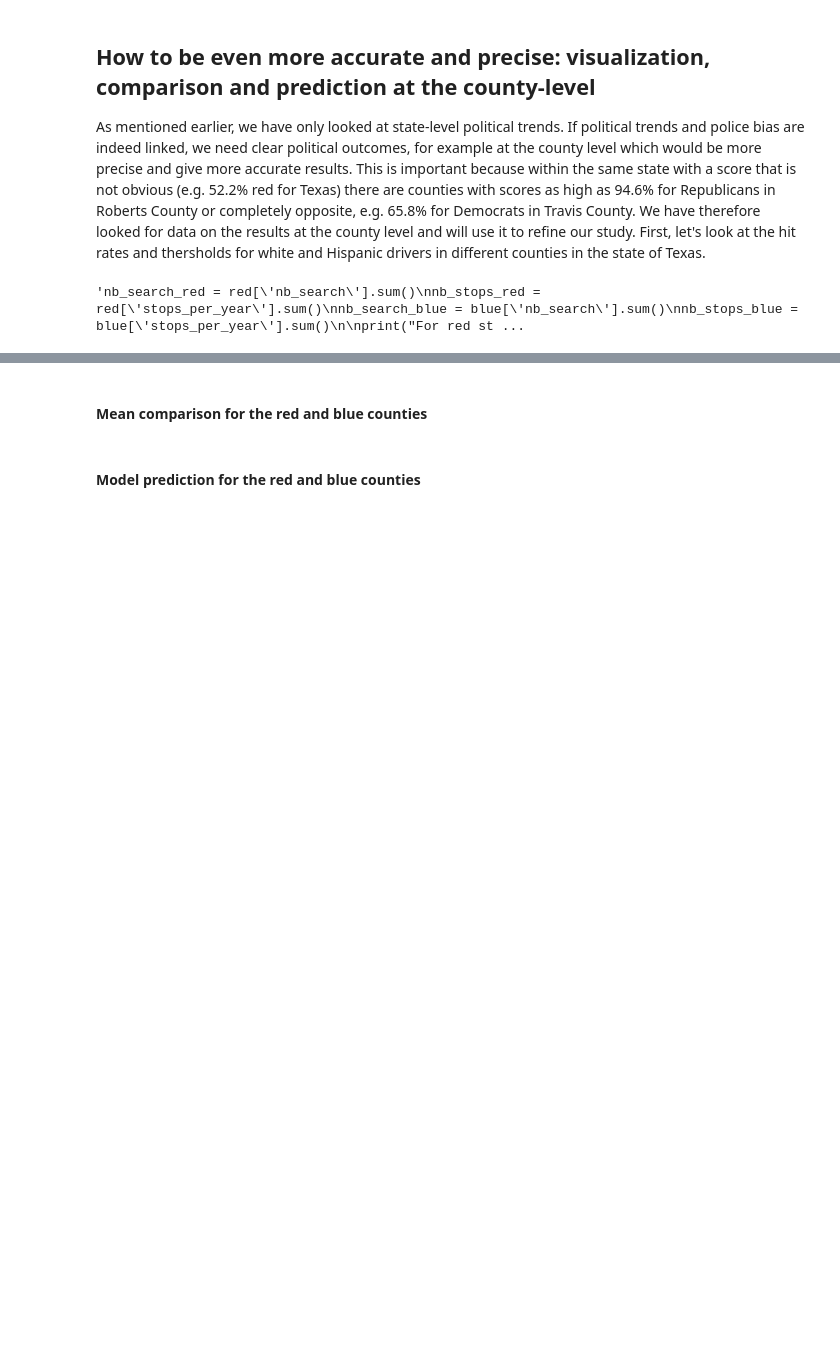
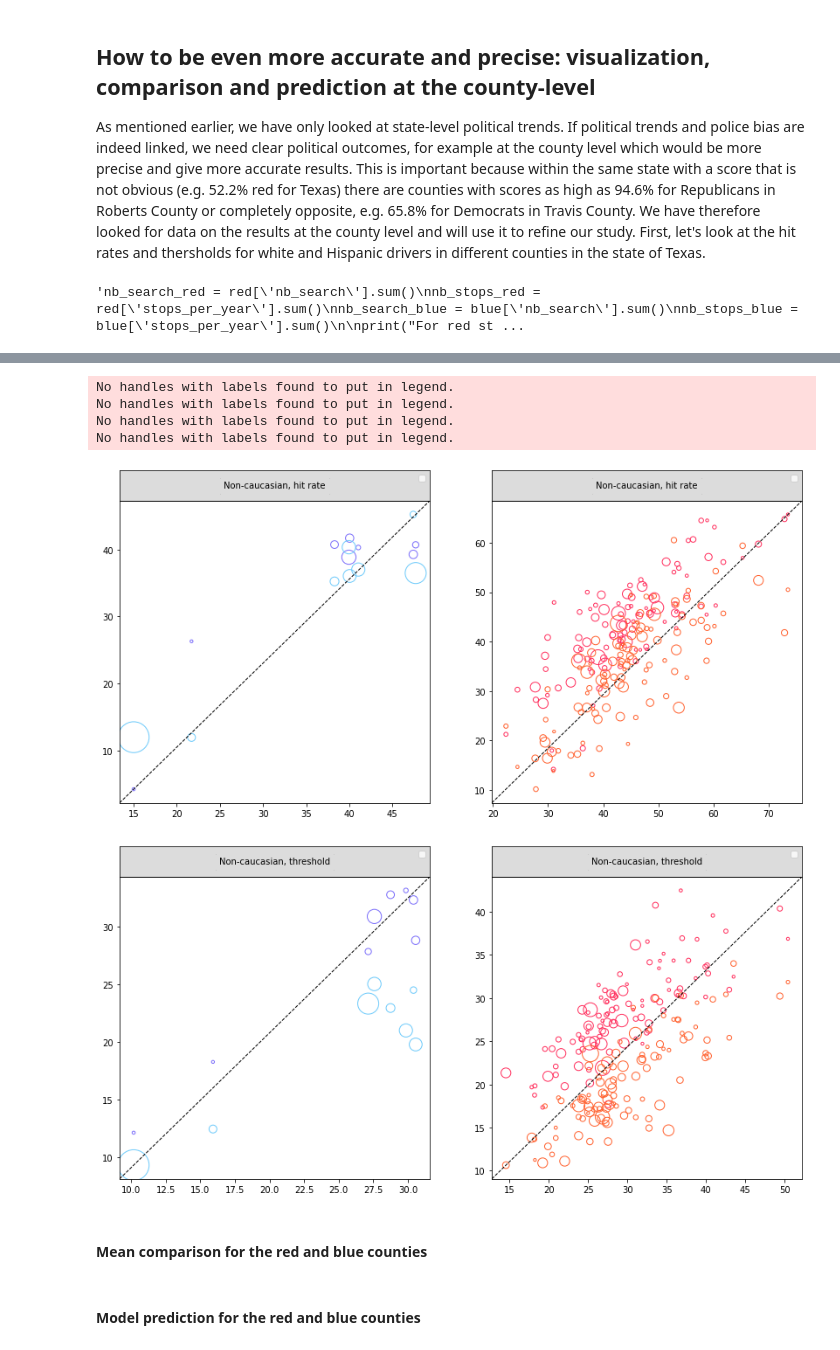
Before and after one commit to epfl-ada/ada-2020-project-milestone-p3-p3_halouma, a Jupyter notebook: extension.ipynb, the cells around one changed output, grey strips where cells are left out. Drawn from its saved outputs; the diff is of its cells as text; code cells hidden in the pictures; blank space fills up the shorter version.

```diff
--- a/extension.ipynb
+++ b/extension.ipynb
@@ -496,18 +449,3 @@ print("")
 print("For red states : number of stops per year: ", nb_stops_blue, " and number of searches per year : ", nb_search_blue)"""
 # %% [output]
 'nb_search_red = red[\'nb_search\'].sum()\nnb_stops_red = red[\'stops_per_year\'].sum()\nnb_search_blue = blue[\'nb_search\'].sum()\nnb_stops_blue = blue[\'stops_per_year\'].sum()\n\nprint("For red st ...
-# %%
-tx = df.loc[df["state"] == "TX"]
-
-counties['color'] = np.where(counties["per_dem"] > counties["per_gop"], "blue", "red")
-counties = counties.loc[counties["state_abbr"] == "TX"]
-#In df counties, keep only the counties for which we have the data
-counties = counties.loc[counties["county_name"].isin(tx["subgeography"])]
-
-#Replicates each row 3 times in order to match the 3 races for each county in the "tx" dataframe
-repeat = pd.DataFrame(np.repeat(counties.values,3,axis=0))
-repeat.columns = counties.columns
-counties = repeat
-len(counties)
-##IL FAUT RUN CETTE CELL QUE UNE SEULE FOIS SINON CA MULTIPLIE A CHAQUE FOIS LA TAILLE PAR 3. ON VEUT QUE LA TAILLE DE
-##COUNTIES SOIT TOUJOURS 339
@@ -607,3 +452,34 @@ cax.add_artist(at)
+# %%
+tx = df.loc[df["state"] == "TX"]
+counties['color'] = np.where(counties["per_dem"] > counties["per_gop"], "blue", "red")
+counties = counties.loc[counties["state_abbr"] == "TX"]
+tx = pd.merge(left=tx, right=counties, left_on='subgeography', right_on='county_name')
+tx = tx.drop(['state','party','votes_dem','votes_gop','state_abbr','county_name','combined_fips','Unnamed: 0'],axis=1)
+# %%
+tx_white = tx.loc[tx["subject_race"]== 'white']
+tx_white_b = tx_white.loc[tx_white['color'] == 'blue']
+tx_white_r = tx_white.loc[tx_white['color'] == 'red']
+tx_black = tx.loc[tx["subject_race"]== 'black']
+tx_black_b = tx_black.loc[tx_black['color'] == 'blue']
+tx_black_r = tx_black.loc[tx_black['color'] == 'red']
+tx_hisp = tx.loc[tx["subject_race"]== 'hispanic']
+tx_hisp_b = tx_hisp.loc[tx_hisp['color'] == 'blue']
+tx_hisp_r = tx_hisp.loc[tx_hisp['color'] == 'red']
+# %%
+fig, ax = plt.subplots(1,2,figsize=(14,7))
+plot_rates(ax[0],'blue','hit_rate',"Non-caucasian, hit rate",tx_white_b,tx_black_b,tx_hisp_b)
+plot_rates(ax[1],'red','hit_rate',"Non-caucasian, hit rate",tx_white_r,tx_black_r,tx_hisp_r)
+
+fig, ax = plt.subplots(1,2,figsize=(14,7))
+plot_rates(ax[0],'blue','inferred_threshold',"Non-caucasian, threshold",tx_white_b,tx_black_b,tx_hisp_b)
+plot_rates(ax[1],'red','inferred_threshold',"Non-caucasian, threshold",tx_white_r,tx_black_r,tx_hisp_r)
+# %% [output]
+No handles with labels found to put in legend.
+No handles with labels found to put in legend.
+No handles with labels found to put in legend.
+No handles with labels found to put in legend.
+[figure, added]
+[figure, added]
 # %% [markdown]
 #### Mean comparison for the red and blue counties
 # %%
```
Also changed, not shown: parts of 8 cells of this notebook.
